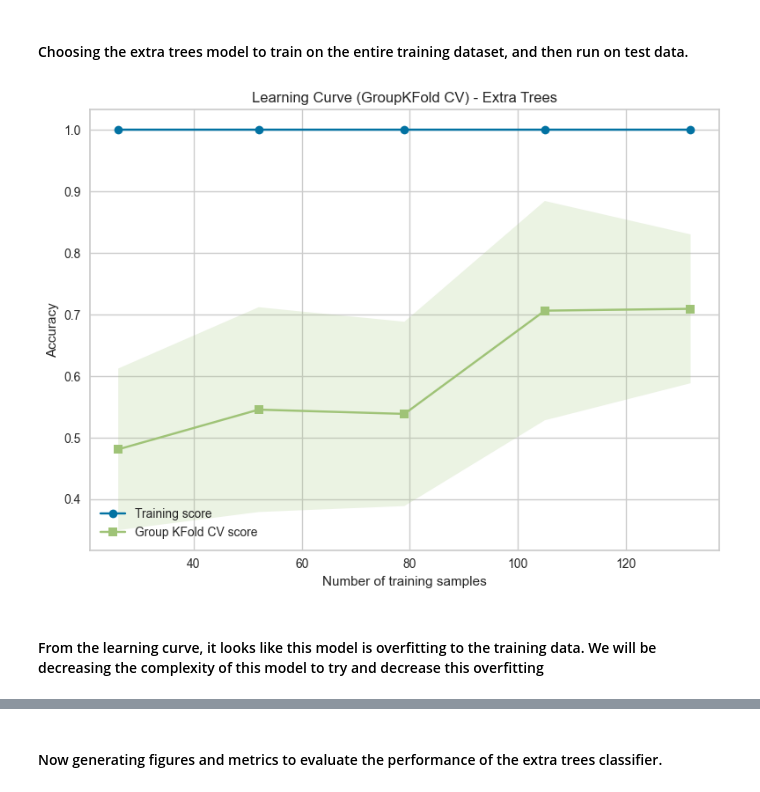
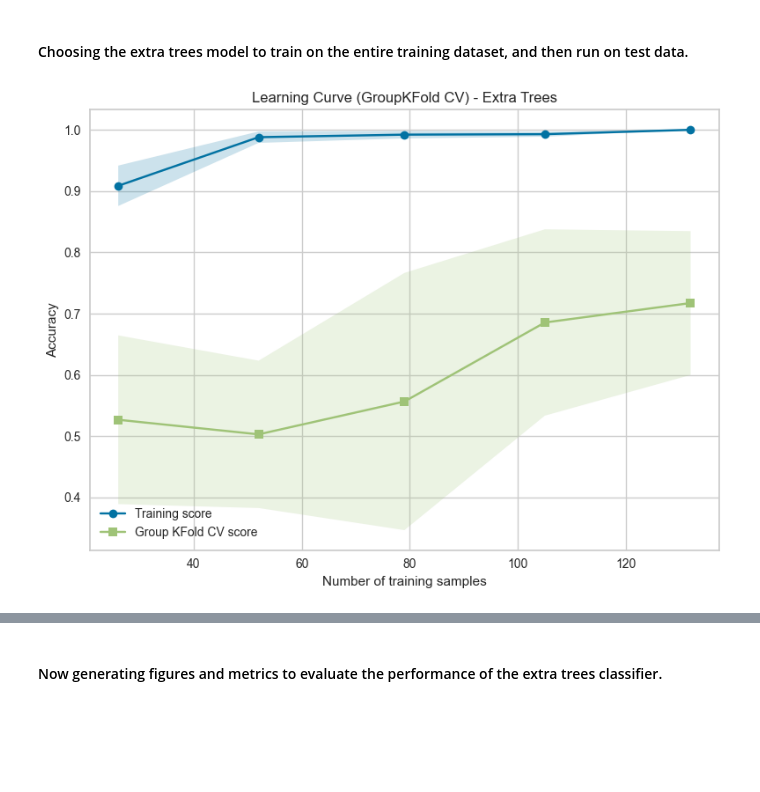
Before and after one commit to pmagbor/ds9000_project, a Jupyter notebook: 04_training_models.ipynb, the cells around one changed output, grey strips where cells are left out. Cells and saved outputs as stored; diff of their text form; code cells hidden in the pictures; blank space fills up the shorter version.

```diff
--- a/04_training_models.ipynb
+++ b/04_training_models.ipynb
@@ -588,11 +588,11 @@ import matplotlib.pyplot as plt
 
 # creating the extra trees classifier with the tuned hyperparameters
 final_et_model = ExtraTreesClassifier(
-    n_estimators=400,
-    max_depth=10,
-    max_features='sqrt',
-    min_samples_leaf=2,
-    min_samples_split=2,
+    n_estimators=200,
+    max_depth=15,
+    max_features=None,
+    min_samples_leaf=4,
+    min_samples_split=4,
     random_state=42
 )
 
@@ -624,40 +624,31 @@ groups = train_data['subject_id']
 train_sizes, train_scores, val_scores = learning_curve(
     final_et_model,
     X_train_scaled, y_train,
     cv=group_kfold,
     groups=groups,
     scoring='accuracy',
     n_jobs=-1,
     train_sizes=np.linspace(0.2, 1.0, 5)
 )
 
 # plotting the learning curve
 train_scores_mean = np.mean(train_scores, axis=1)
 train_scores_std = np.std(train_scores, axis=1)
 val_scores_mean = np.mean(val_scores, axis=1)
 val_scores_std = np.std(val_scores, axis=1)
 
 plt.figure(figsize=(8,6))
 plt.plot(train_sizes, train_scores_mean, 'o-', label="Training score")
 plt.plot(train_sizes, val_scores_mean, 's-', label="Group KFold CV score")
 plt.fill_between(train_sizes, train_scores_mean - train_scores_std,
                  train_scores_mean + train_scores_std, alpha=0.2)
 plt.fill_between(train_sizes, val_scores_mean - val_scores_std,
                  val_scores_mean + val_scores_std, alpha=0.2)
 plt.xlabel("Number of training samples")
 plt.ylabel("Accuracy")
 plt.title("Learning Curve (GroupKFold CV) - Extra Trees")
 plt.legend()
 plt.tight_layout()
 plt.show()
-
-# train the model on the entire training set
-# final_et_model.fit(X_train_scaled, y_train)
-
-# evaluation on test set
-# y_test_pred = final_et_model.predict(X_test_scaled)
-# y_test_prob = final_et_model.predict_proba(X_test_scaled)[:, 1]
 # %% [output]
-[figure, old version]
+[figure, new version]
-# %% [markdown]
-#### From the learning curve, it looks like this model is overfitting to the training data. We will be decreasing the complexity of this model to try and decrease this overfitting
```
Also changed, not shown: parts of 13 cells of this notebook.
